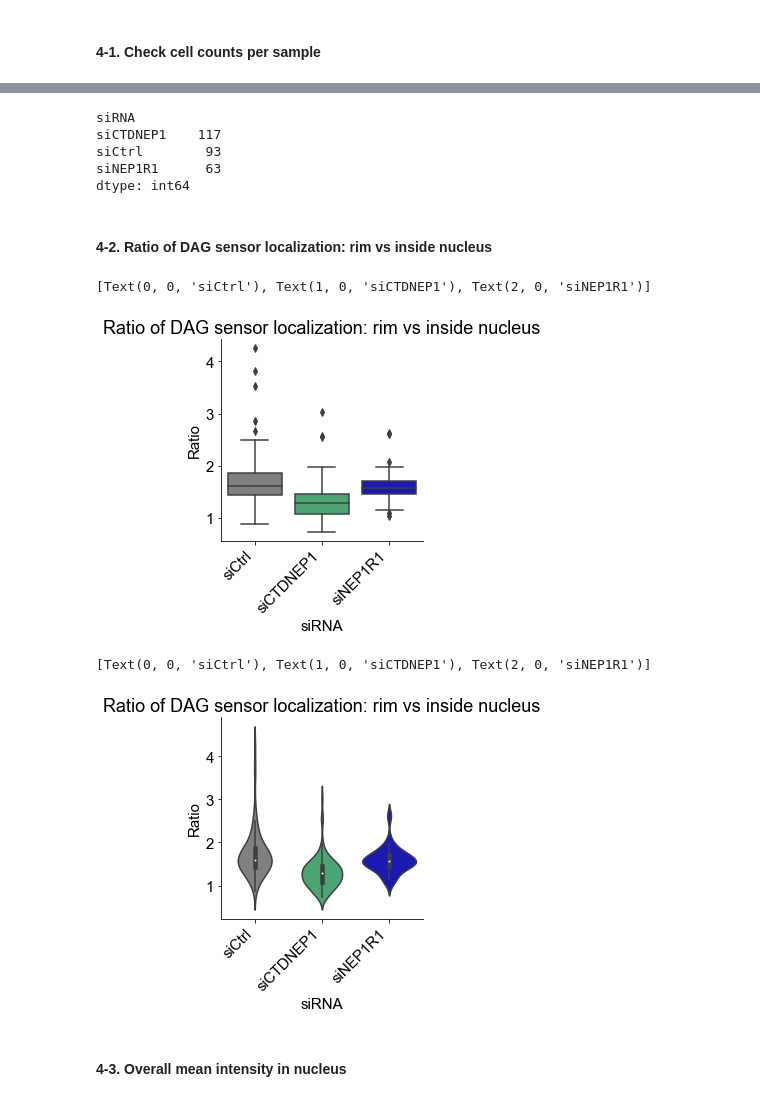
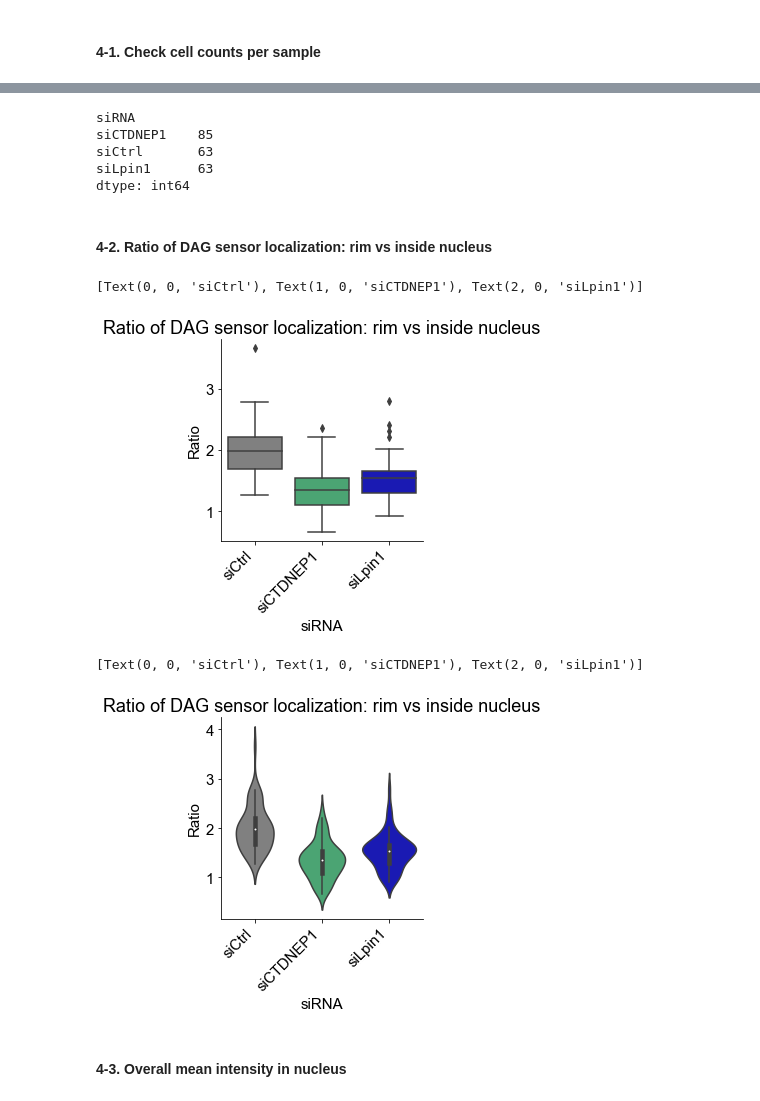
Before and after one commit to shokenlee/Lee_2023_Sun2-Lipid, a Jupyter notebook: DAGsensor.ipynb, the cells around one changed output, grey strips where cells are left out. Drawn from its saved outputs; the diff is of its cells as text; code cells hidden in the pictures.

```diff
--- a/DAGsensor.ipynb
+++ b/DAGsensor.ipynb
@@ -21,7 +21,7 @@ plt.rcParams['svg.fonttype'] = 'none'
 my_pal = ['grey', 'mediumseagreen', 'mediumblue']
 
 # set the directory where the data files are waiting
-directory = '/Users/ShokenLEE/Desktop/DATA/2022 1-3/3-5-22 P-191 2xT siCTDNEP1,siNEP1R1 Live/72 hr'
+directory = '/Users/ShokenLEE/Desktop/DATA/2022 1-3/3-16-22 P-193 2xT siCTDNEP1,siLpin1'
 # %% [markdown]
 ### **1. Concanatate all the CSV files**
 # %%
@@ -68,7 +68,7 @@ memory usage: 15.1+ KB
 # %%
 df.loc[df['FileName'].str.contains('siCtrl'), 'siRNA'] = 'siCtrl'
 df.loc[df['FileName'].str.contains('CTDNEP1'), 'siRNA'] = 'siCTDNEP1'
-df.loc[df['FileName'].str.contains('NEP1R1'), 'siRNA'] = 'siNEP1R1'
+df.loc[df['FileName'].str.contains('Lpin1'), 'siRNA'] = 'siLpin1'
 # %% [markdown]
 ### **3. Cleaning**
 # %% [markdown]
@@ -130,40 +130,40 @@ ax_count.set_xticklabels(labels=['siCtrl', 'siCTDNEP1', 'siNEP1R1'], rotation=45
 df.groupby(['siRNA']).size()
 # %% [output]
 siRNA
-siCTDNEP1    117
-siCtrl        93
-siNEP1R1      63
+siCTDNEP1    85
+siCtrl       63
+siLpin1      63
 dtype: int64
 # %% [markdown]
 #### **4-2. Ratio of DAG sensor localization: rim vs inside nucleus**
 # %%
 fig = plt.figure(figsize=(3.5,3.5))
 ax_box = fig.add_axes([0.1, 0.1, 0.8, 0.8])
 
-ax_box = sns.boxplot(data=df_not_zero, x='siRNA', y='Ratio', order=['siCtrl', 'siCTDNEP1', 'siNEP1R1'], palette=my_pal)
+ax_box = sns.boxplot(data=df_not_zero, x='siRNA', y='Ratio', order=['siCtrl', 'siCTDNEP1', 'siLpin1'], palette=my_pal)
 plt.title('Ratio of DAG sensor localization: rim vs inside nucleus')
 plt.ylabel('Ratio')
 ax_box.spines['top'].set_visible(False)
 ax_box.spines['right'].set_visible(False)
-ax_box.set_xticklabels(labels=['siCtrl', 'siCTDNEP1', 'siNEP1R1'], rotation=45, ha='right')
+ax_box.set_xticklabels(labels=['siCtrl', 'siCTDNEP1', 'siLpin1'], rotation=45, ha='right')
 # %% [output]
-[Text(0, 0, 'siCtrl'), Text(1, 0, 'siCTDNEP1'), Text(2, 0, 'siNEP1R1')]
+[Text(0, 0, 'siCtrl'), Text(1, 0, 'siCTDNEP1'), Text(2, 0, 'siLpin1')]
-[figure, old version]
+[figure, new version]
 # %%
 fig.savefig(directory + '/Ratio_box.jpg', bbox_inches='tight')
 # %%
 fig = plt.figure(figsize=(3.5,3.5))
 ax_vio = fig.add_axes([0.1, 0.1, 0.8, 0.8])
 
-ax_vio = sns.violinplot(data=df_not_zero, x='siRNA', y='Ratio', order=['siCtrl', 'siCTDNEP1', 'siNEP1R1'], palette=my_pal)
+ax_vio = sns.violinplot(data=df_not_zero, x='siRNA', y='Ratio', order=['siCtrl', 'siCTDNEP1', 'siLpin1'], palette=my_pal)
 plt.title('Ratio of DAG sensor localization: rim vs inside nucleus')
 plt.ylabel('Ratio')
 ax_vio.spines['top'].set_visible(False)
 ax_vio.spines['right'].set_visible(False)
-ax_vio.set_xticklabels(labels=['siCtrl', 'siCTDNEP1', 'siNEP1R1'], rotation=45, ha='right')
+ax_vio.set_xticklabels(labels=['siCtrl', 'siCTDNEP1', 'siLpin1'], rotation=45, ha='right')
 # %% [output]
-[Text(0, 0, 'siCtrl'), Text(1, 0, 'siCTDNEP1'), Text(2, 0, 'siNEP1R1')]
+[Text(0, 0, 'siCtrl'), Text(1, 0, 'siCTDNEP1'), Text(2, 0, 'siLpin1')]
-[figure, old version]
+[figure, new version]
 # %%
 fig.savefig(directory + '/Ratio_violin.jpg', bbox_inches='tight')
 # %% [markdown]
```
Also changed, not shown: parts of 9 cells of this notebook, 1 other file.
